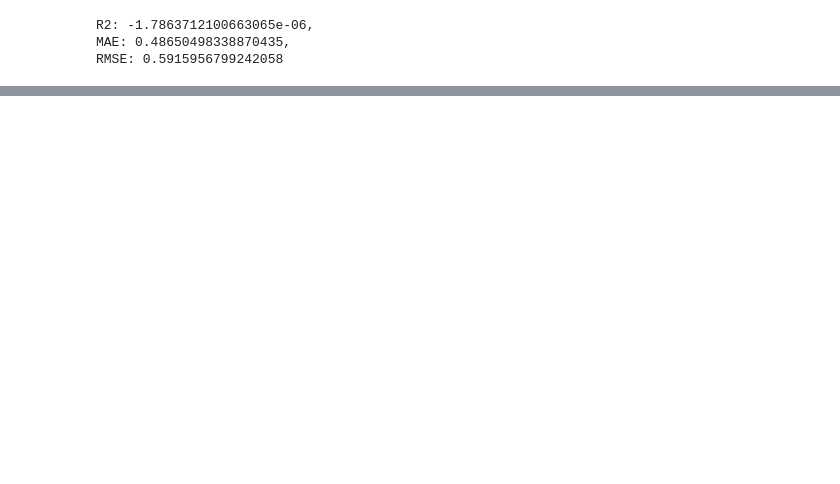
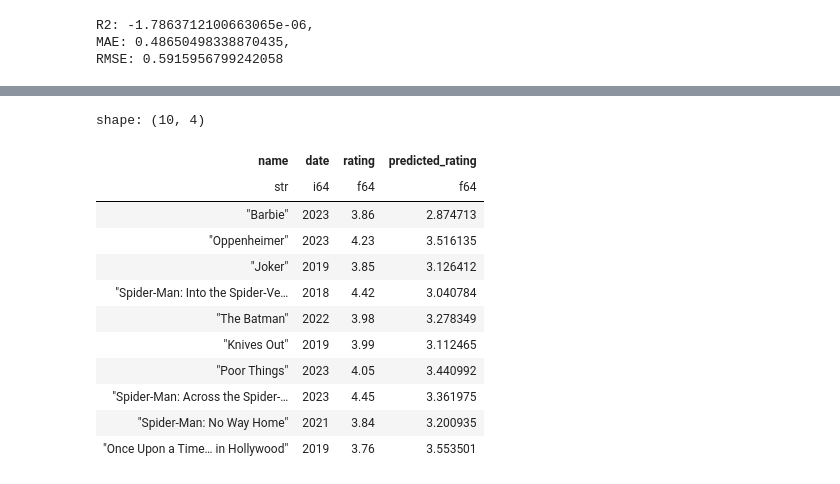
Before and after one commit to merryHunter/movies-rating-prediction, a Jupyter notebook: numerical.ipynb, the cells around one changed output, grey strips where cells are left out. Drawn from its saved outputs; the diff is of its cells as text; code cells hidden in the pictures; blank space fills up the shorter version.

```diff
--- a/numerical.ipynb
+++ b/numerical.ipynb
@@ -238,0 +250,20 @@ We have slightly better than random model.
+# %%
+df_val = df.filter(pl.col('date') >= 2015)
+y_val = df_val.select('rating').to_numpy()
+y_pred = best_model.predict(X_val)
+df_val2 = df_val.with_columns(pl.Series('predicted_rating', y_pred)).head(10)
+df_val2.select('name', 'date', 'rating', 'predicted_rating')
+# %% [output]
+shape: (10, 4)
+| name | date | rating | predicted_rating |
+| str | i64 | f64 | f64 |
+| "Barbie" | 2023 | 3.86 | 2.874713 |
+| "Oppenheimer" | 2023 | 4.23 | 3.516135 |
+| "Joker" | 2019 | 3.85 | 3.126412 |
+| "Spider-Man: Into the Spider-Ve… | 2018 | 4.42 | 3.040784 |
+| "The Batman" | 2022 | 3.98 | 3.278349 |
+| "Knives Out" | 2019 | 3.99 | 3.112465 |
+| "Poor Things" | 2023 | 4.05 | 3.440992 |
+| "Spider-Man: Across the Spider-… | 2023 | 4.45 | 3.361975 |
+| "Spider-Man: No Way Home" | 2021 | 3.84 | 3.200935 |
+| "Once Upon a Time… in Hollywood" | 2019 | 3.76 | 3.553501 |
```
Also changed, not shown: parts of 6 cells of this notebook, 4 other files.
